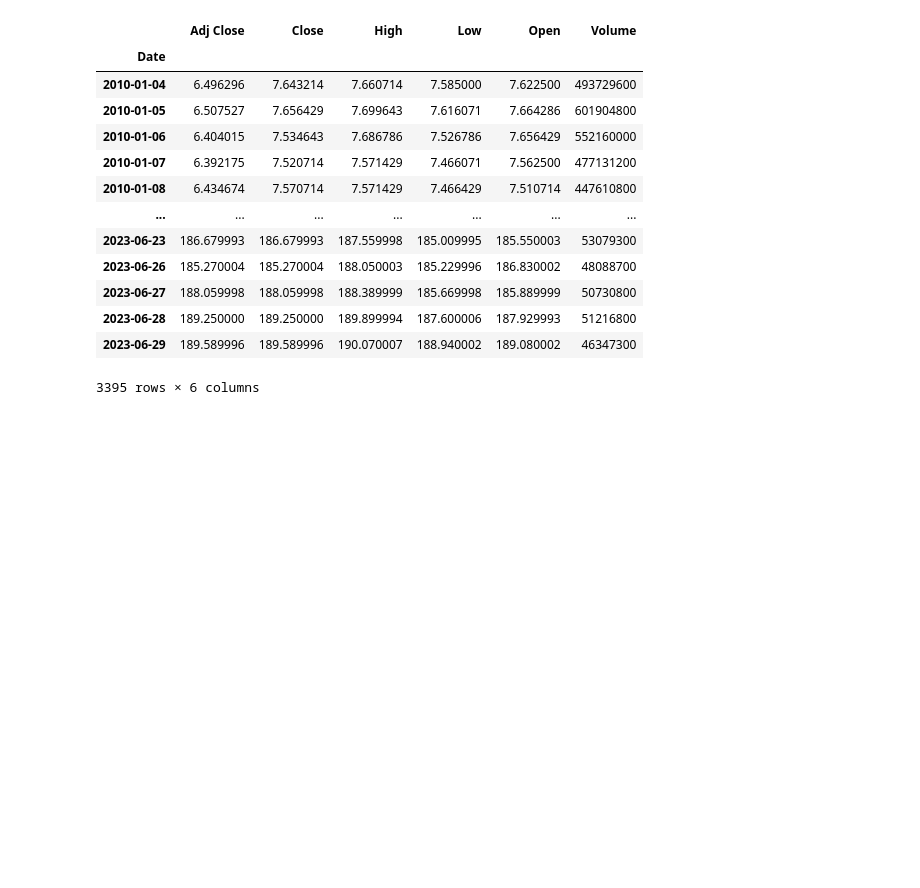
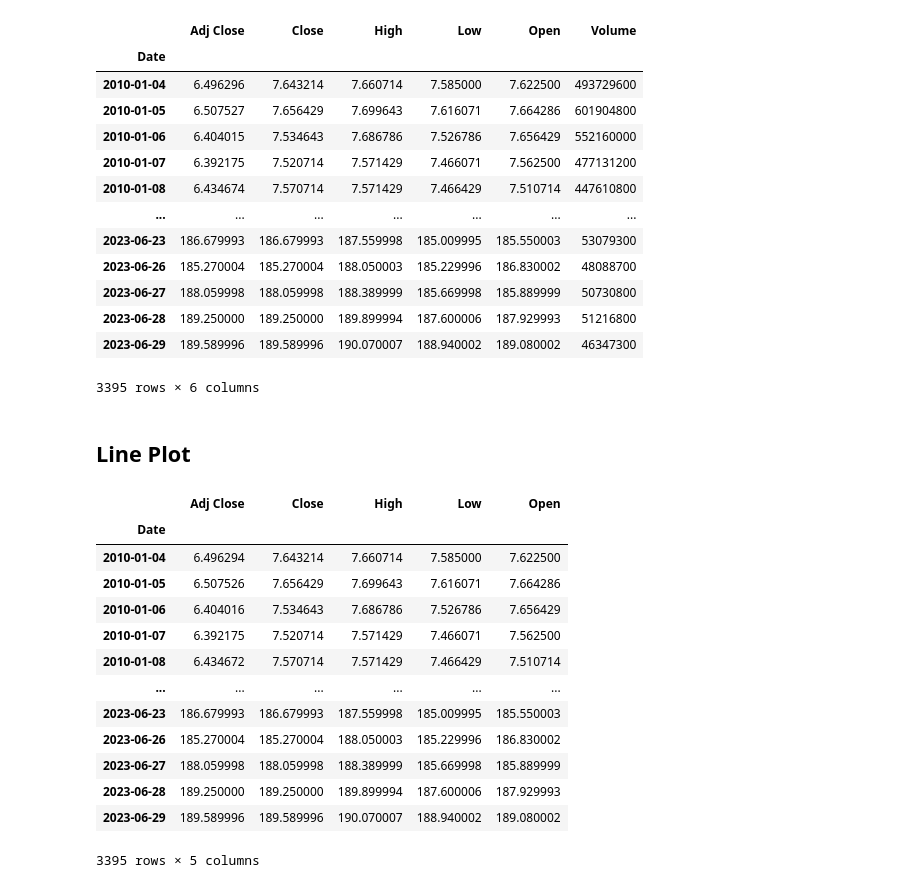
Before and after one commit to SatvikBhatnagar/Quantitative-Finance, a Jupyter notebook: 01_loading_data_and_visualizations.ipynb, the cells around one changed output. Cells and saved outputs as stored; diff of their text form; code cells hidden in the pictures; blank space fills up the shorter version.

```diff
--- a/01_loading_data_and_visualizations.ipynb
+++ b/01_loading_data_and_visualizations.ipynb
@@ -125,3 +125,25 @@ tweak_data()
 | 2023-06-28 | 189.250000 | 189.250000 | 189.899994 | 187.600006 | 187.929993 | 51216800 |
 | 2023-06-29 | 189.589996 | 189.589996 | 190.070007 | 188.940002 | 189.080002 | 46347300 |
 3395 rows × 6 columns
+# %% [markdown]
+## Line Plot
+# %%
+(raw
+ .iloc[:, :-2:2]
+ .pipe(fix_cols)
+ )
+# %% [output]
+|  | Adj Close | Close | High | Low | Open |
+| Date |  |  |  |  |  |
+| 2010-01-04 | 6.496294 | 7.643214 | 7.660714 | 7.585000 | 7.622500 |
+| 2010-01-05 | 6.507526 | 7.656429 | 7.699643 | 7.616071 | 7.664286 |
+| 2010-01-06 | 6.404016 | 7.534643 | 7.686786 | 7.526786 | 7.656429 |
+| 2010-01-07 | 6.392175 | 7.520714 | 7.571429 | 7.466071 | 7.562500 |
+| 2010-01-08 | 6.434672 | 7.570714 | 7.571429 | 7.466429 | 7.510714 |
+| ... | ... | ... | ... | ... | ... |
+| 2023-06-23 | 186.679993 | 186.679993 | 187.559998 | 185.009995 | 185.550003 |
+| 2023-06-26 | 185.270004 | 185.270004 | 188.050003 | 185.229996 | 186.830002 |
+| 2023-06-27 | 188.059998 | 188.059998 | 188.389999 | 185.669998 | 185.889999 |
+| 2023-06-28 | 189.250000 | 189.250000 | 189.899994 | 187.600006 | 187.929993 |
+| 2023-06-29 | 189.589996 | 189.589996 | 190.070007 | 188.940002 | 189.080002 |
+3395 rows × 5 columns
```
Also changed, not shown: parts of 3 cells of this notebook.
